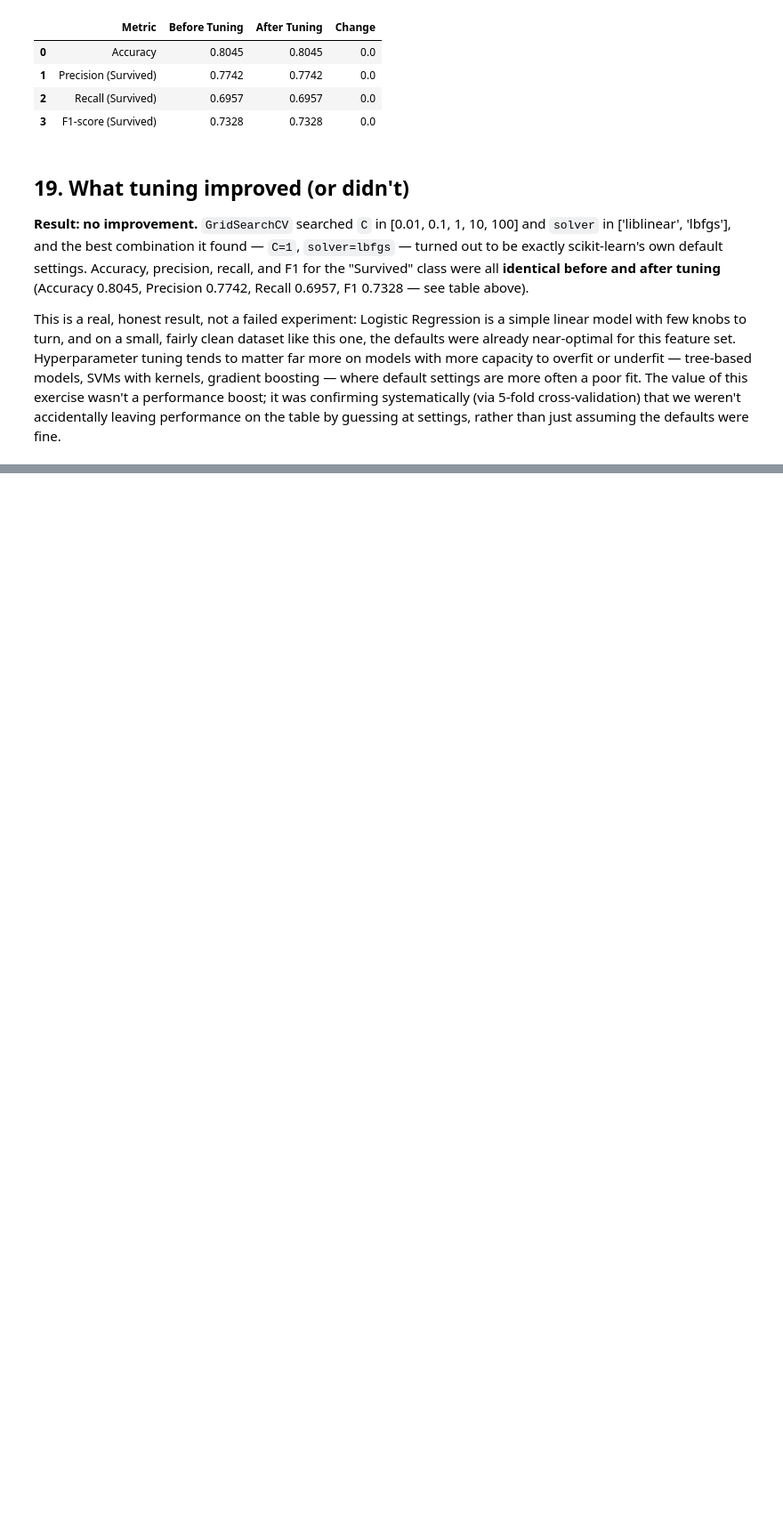
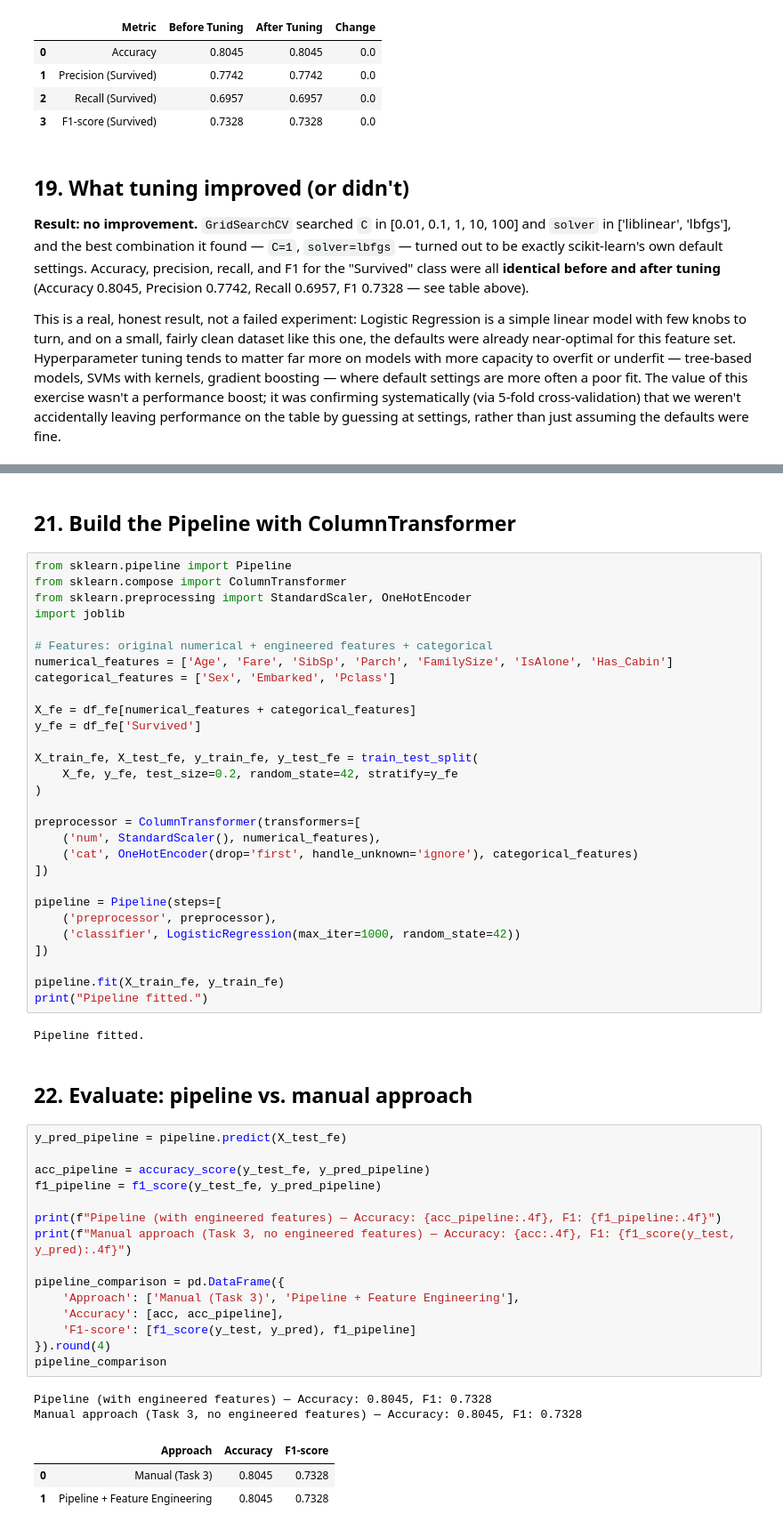
Before and after one commit to Me-Imran56/neurofive-ml-track, a Jupyter notebook: titanic_eda.ipynb, the cells around one changed output, grey strips where cells are left out. Shown at 89% size. Cells and saved outputs as stored; diff of their text form; blank space fills up the shorter version.

```diff
--- a/titanic_eda.ipynb
+++ b/titanic_eda.ipynb
@@ -511,0 +568,56 @@ settings, rather than just assuming the defaults were fine.
+# %% [markdown]
+## 21. Build the Pipeline with ColumnTransformer
+# %%
+from sklearn.pipeline import Pipeline
+from sklearn.compose import ColumnTransformer
+from sklearn.preprocessing import StandardScaler, OneHotEncoder
+import joblib
+
+# Features: original numerical + engineered features + categorical
+numerical_features = ['Age', 'Fare', 'SibSp', 'Parch', 'FamilySize', 'IsAlone', 'Has_Cabin']
+categorical_features = ['Sex', 'Embarked', 'Pclass']
+
+X_fe = df_fe[numerical_features + categorical_features]
+y_fe = df_fe['Survived']
+
+X_train_fe, X_test_fe, y_train_fe, y_test_fe = train_test_split(
+    X_fe, y_fe, test_size=0.2, random_state=42, stratify=y_fe
+)
+
+preprocessor = ColumnTransformer(transformers=[
+    ('num', StandardScaler(), numerical_features),
+    ('cat', OneHotEncoder(drop='first', handle_unknown='ignore'), categorical_features)
+])
+
+pipeline = Pipeline(steps=[
+    ('preprocessor', preprocessor),
+    ('classifier', LogisticRegression(max_iter=1000, random_state=42))
+])
+
+pipeline.fit(X_train_fe, y_train_fe)
+print("Pipeline fitted.")
+# %% [output]
+Pipeline fitted.
+# %% [markdown]
+## 22. Evaluate: pipeline vs. manual approach
+# %%
+y_pred_pipeline = pipeline.predict(X_test_fe)
+
+acc_pipeline = accuracy_score(y_test_fe, y_pred_pipeline)
+f1_pipeline = f1_score(y_test_fe, y_pred_pipeline)
+
+print(f"Pipeline (with engineered features) — Accuracy: {acc_pipeline:.4f}, F1: {f1_pipeline:.4f}")
+print(f"Manual approach (Task 3, no engineered features) — Accuracy: {acc:.4f}, F1: {f1_score(y_test, y_pred):.4f}")
+
+pipeline_comparison = pd.DataFrame({
+    'Approach': ['Manual (Task 3)', 'Pipeline + Feature Engineering'],
+    'Accuracy': [acc, acc_pipeline],
+    'F1-score': [f1_score(y_test, y_pred), f1_pipeline]
+}).round(4)
+pipeline_comparison
+# %% [output]
+Pipeline (with engineered features) — Accuracy: 0.8045, F1: 0.7328
+Manual approach (Task 3, no engineered features) — Accuracy: 0.8045, F1: 0.7328
+|  | Approach | Accuracy | F1-score |
+| 0 | Manual (Task 3) | 0.8045 | 0.7328 |
+| 1 | Pipeline + Feature Engineering | 0.8045 | 0.7328 |
```
Also changed, not shown: parts of 10 cells of this notebook, 2 other files.
